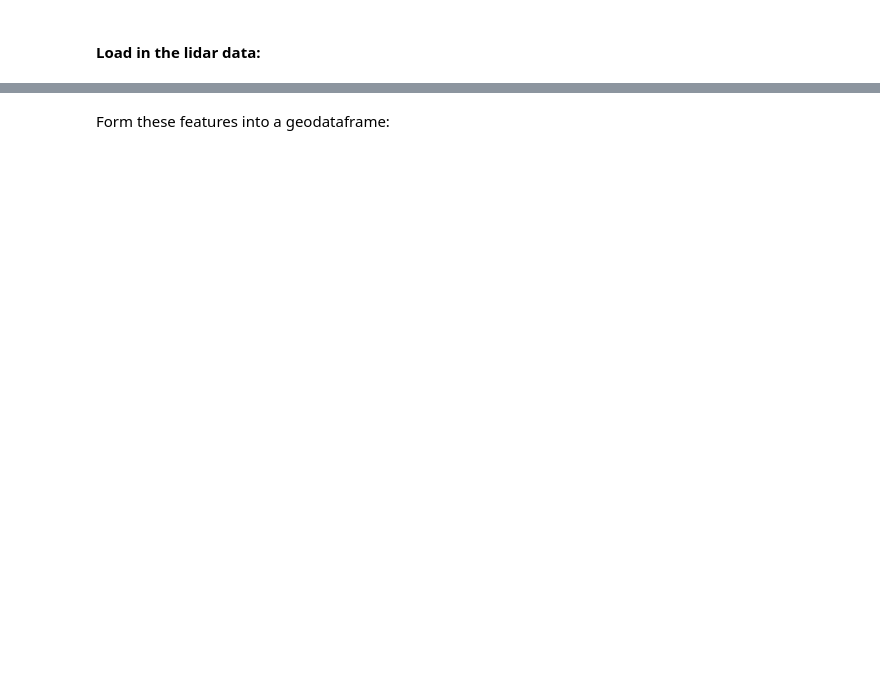
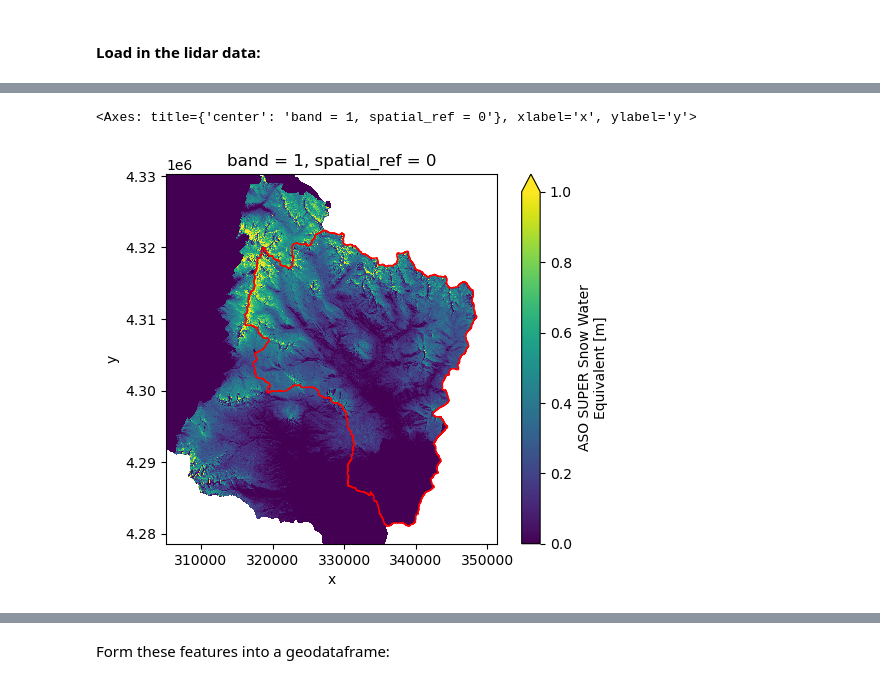
Before and after one commit to bessoh2/correlated-domains, a Jupyter notebook: notebooks/create_lidar_polygon_eastriver.ipynb, the cells around one changed output, grey strips where cells are left out. Cells and saved outputs as stored; diff of their text form; code cells hidden in the pictures; blank space fills up the shorter version.

```diff
--- a/notebooks/create_lidar_polygon_eastriver.ipynb
+++ b/notebooks/create_lidar_polygon_eastriver.ipynb
@@ -57,0 +63,8 @@ lidar_feat_list.extend([{'properties':{'fn':lidar_fn, 'date':'2019'}, 'geometry'
+# %%
+fig, ax = plt.subplots()
+
+aso.plot(ax=ax,vmin=0,vmax=1)
+er.plot(ax=ax, facecolor='none',edgecolor='red')
+# %% [output]
+<Axes: title={'center': 'band = 1, spatial_ref = 0'}, xlabel='x', ylabel='y'>
+[figure, added]
```
Also changed, not shown: parts of 42 cells of this notebook, 3 other files.
